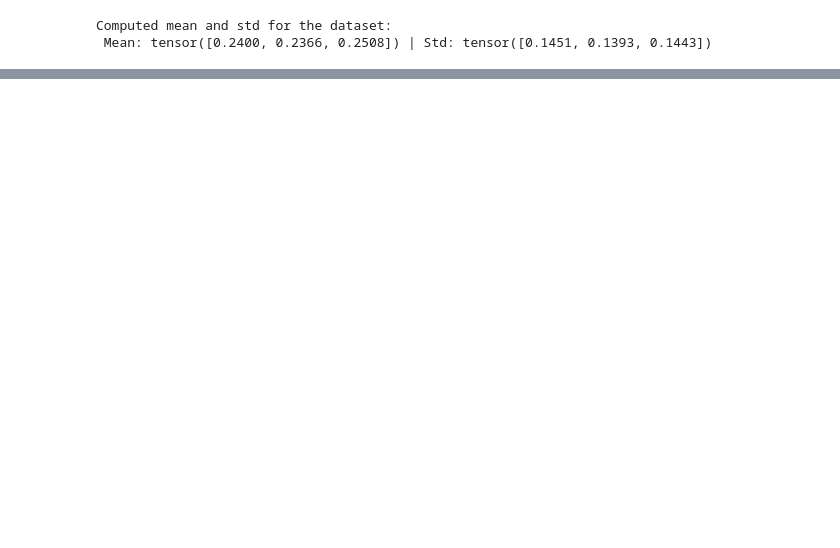
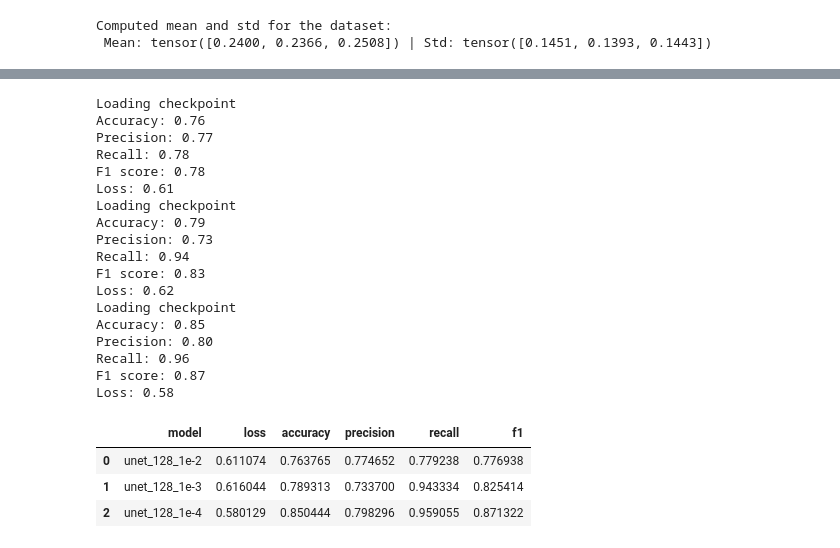
Before and after one commit to TheArtemis/Sapienza-AI-Lab-Project, a Jupyter notebook: 38-cloud-notebook.ipynb, the cells around one changed output, grey strips where cells are left out. Saved outputs shown, nothing was run; the diff lists cells and outputs as text; code cells hidden in the pictures; blank space fills up the shorter version.

```diff
--- a/38-cloud-notebook.ipynb
+++ b/38-cloud-notebook.ipynb
@@ -232,17 +232,18 @@ Computed mean and std for the dataset:
 # TODO: ALWAYS ENABLE LOAD_MODEL FOR OLD MODELS OR THEY WILL BE OVERWRITTEN
 
 # Hyperparameters
-LEARNING_RATE = 1e-4
+LEARNING_RATE = 1e-3
 BATCH_SIZE = 32
 NUM_EPOCHS = 15
 
 # Model
-MODEL_NAME = 'unet_128_baby'
+MODEL_NAME = 'unet_256_firstborn'
 LOAD_MODEL= False
 
 # Data
 IMAGE_RESIZE = 256
-SUBSET_SIZE = 1500
+SUBSET_TRAIN = 1200
+SUBSET_VAL = 500
 NORMALIZE = True
 
 # Other
@@ -257,7 +258,7 @@ from albumentations.pytorch import ToTensorV2
 # Define some augmentations
 norm_aug = A.Compose([
     A.Resize(height=IMAGE_RESIZE, width=IMAGE_RESIZE),
-    A.Rotate(limit=35, p=1.0),
+    A.Rotate(limit=180, p=1.0),
     A.HorizontalFlip(p=0.5),
     A.VerticalFlip(p=0.1),
     A.Normalize(
@@ -277,6 +278,15 @@ norm_res = A.Compose([
     ),
     ToTensorV2(),
 ])
+
+norm_no_res = A.Compose([
+    A.Normalize(
+    mean=mean.tolist(),
+    std=std.tolist(),
+    max_pixel_value=1,
+    ),
+    ToTensorV2(),
+])
 # %%
 # Apply augmentations
 train_transform = norm_aug
@@ -543,0 +647,38 @@ fig.savefig(os.path.join(OUTPUT_FOLDER, 'baseline_128_lr_comparison.png'), dpi=3
+# %%
+# i wanna display the metrics for the three models
+df_baseline_metrics = pd.DataFrame(columns=['model', 'loss', 'accuracy', 'precision', 'recall', 'f1'])
+
+for lr in baseline_lrs:
+    model_name = f'unet_128_{lr}'
+    model = UNET(in_channels=3, out_channels=1).to(DEVICE)
+    load_checkpoint(torch.load(os.path.join(MODELS_FOLDER, f'{model_name}.pth.tar')), model)
+
+    val_loader = DataLoader(dataset = sub_val, batch_size=1, shuffle=False, pin_memory=PIN_MEMORY)
+    metrics = evaluate_model(val_loader, model, nn.BCEWithLogitsLoss() , DEVICE)
+    row = {'model': model_name, 'loss': metrics[4], 'accuracy': metrics[0], 'precision': metrics[1], 'recall': metrics[2], 'f1': metrics[3]}
+    df_baseline_metrics = pd.concat([df_baseline_metrics, pd.DataFrame(row, index=[0])]).reset_index(drop=True)
+
+df_baseline_metrics.head()
+# %% [output]
+Loading checkpoint
+Accuracy: 0.76
+Precision: 0.77
+Recall: 0.78
+F1 score: 0.78
+Loss: 0.61
+Loading checkpoint
+Accuracy: 0.79
+Precision: 0.73
+Recall: 0.94
+F1 score: 0.83
+Loss: 0.62
+Loading checkpoint
+Accuracy: 0.85
+Precision: 0.80
+Recall: 0.96
+F1 score: 0.87
+Loss: 0.58
+|  | model | loss | accuracy | precision | recall | f1 |
+| 0 | unet_128_1e-2 | 0.611074 | 0.763765 | 0.774652 | 0.779238 | 0.776938 |
+| 1 | unet_128_1e-3 | 0.616044 | 0.789313 | 0.733700 | 0.943334 | 0.825414 |
+| 2 | unet_128_1e-4 | 0.580129 | 0.850444 | 0.798296 | 0.959055 | 0.871322 |
```
Also changed, not shown: parts of 16 cells of this notebook.
